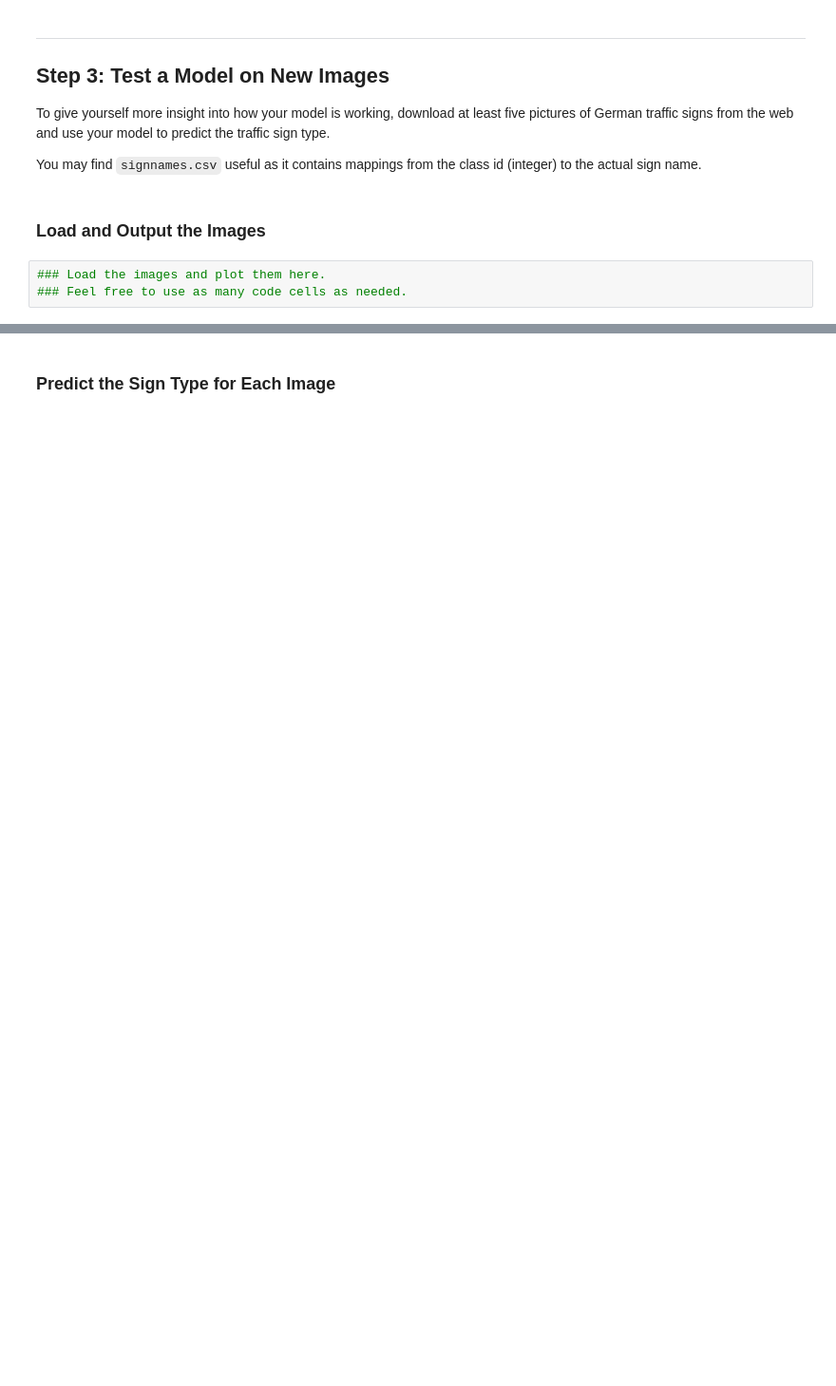
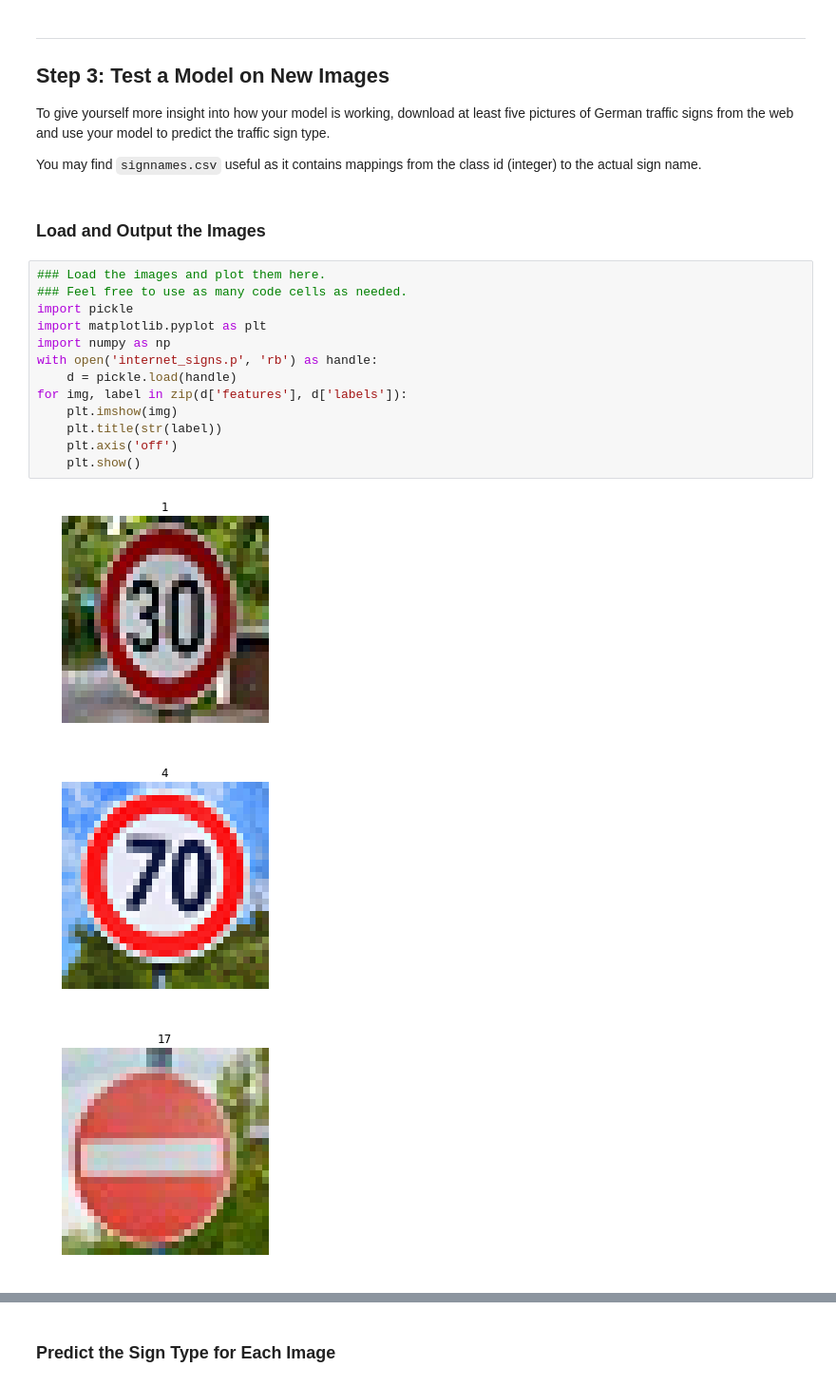
Before and after one commit to p-tricky/CarND-Traffic-Sign-Classifier-Project, a Jupyter notebook: Traffic_Sign_Classifier.ipynb, the cells around one changed output, grey strips where cells are left out. Shown at 95% size. Drawn from its saved outputs; the diff is of its cells as text; blank space fills up the shorter version.

```diff
--- a/Traffic_Sign_Classifier.ipynb
+++ b/Traffic_Sign_Classifier.ipynb
@@ -321,3 +315,17 @@ You may find `signnames.csv` useful as it contains mappings from the class id (i
 # %%
 ### Load the images and plot them here.
 ### Feel free to use as many code cells as needed.
+import pickle
+import matplotlib.pyplot as plt
+import numpy as np
+with open('internet_signs.p', 'rb') as handle:
+    d = pickle.load(handle)
+for img, label in zip(d['features'], d['labels']):
+    plt.imshow(img)
+    plt.title(str(label))
+    plt.axis('off')
+    plt.show()
+# %% [output]
+[figure, added]
+[figure, added]
+[figure, added]
```
Also changed, not shown: parts of 10 cells of this notebook.
